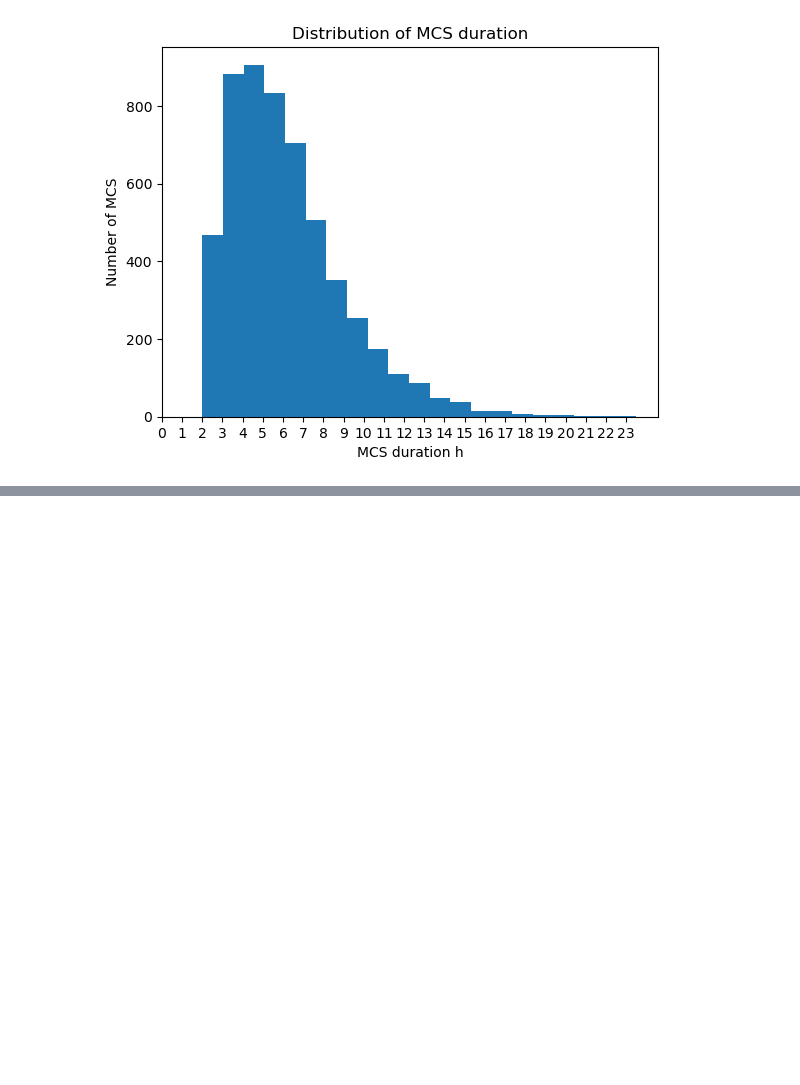
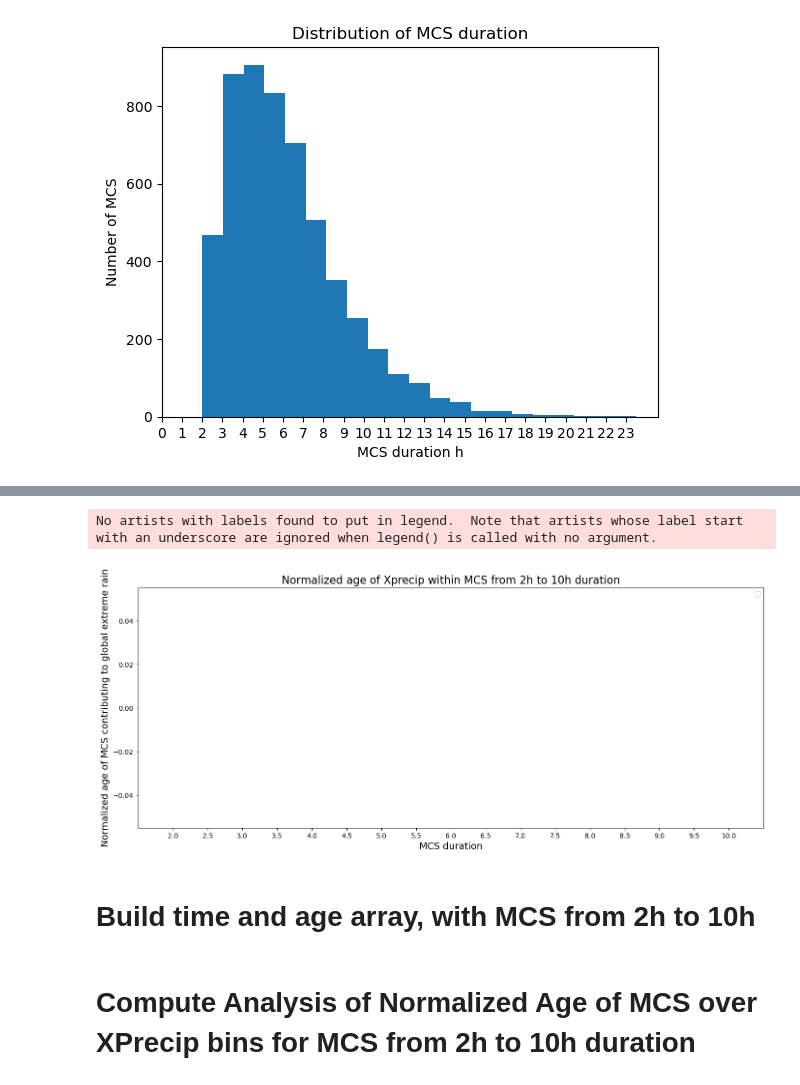
Before and after one commit to bfildier/stage-2023-multiscale-extremes, a Jupyter notebook: scripts/MCS_Age_over_XNatPrecip.ipynb, the cells around one changed output, grey strips where cells are left out. Drawn from its saved outputs; the diff is of its cells as text; code cells hidden in the pictures; blank space fills up the shorter version.

```diff
--- a/scripts/MCS_Age_over_XNatPrecip.ipynb
+++ b/scripts/MCS_Age_over_XNatPrecip.ipynb
@@ -172,0 +371,15 @@ No artists with labels found to put in legend.  Note that artists whose label st
+# %%
+maskp = np.logical_and(data >= dist_SAM_Prec.bins[40], data < dist_SAM_Prec.bins[41])
+mask_no_nan = np.logical_and(maskp, ~np.isnan(label_2h_to_10h_mask.compute().values.flatten()))
+tmp_sample = ds["Prec"].values.flatten()[mask_no_nan]
+tmp_label = label_2h_to_10h_mask.compute().values.flatten()[mask_no_nan]
+time_array = createTimeArray(tmp_label).flatten()
+MCS_list = MCS_2h_to_10h
+MCS_labels = MCS_2h_to_10h_labels
+
+XSample_data = []
+XSample_values = []
+XSample_labels = []
+XSample_duration = []
+MCS_duration_list = np.arange(4, 21, 1).astype(int).tolist() # [4, 5, ..., 20]
+Ages_per_duration = [[] for i in range(len(MCS_duration_list))]
@@ -172,0 +492,20 @@ No artists with labels found to put in legend.  Note that artists whose label st
+# %%
+%matplotlib inline
+
+MCS_duration_2h_to_10h = np.arange(2, 10.5, 1/2)
+
+fig, ax = plt.subplots(nrows = 1, ncols=1, figsize= (14, 6))
+ax.boxplot(Ages_per_duration, positions = MCS_duration_2h_to_10h, widths = 0.3)
+
+
+ax.set_xlabel("MCS duration", fontsize = 14)
+ax.set_ylabel("Normalized age of MCS contributing to global extreme rain", fontsize = 14)
+plt.legend()
+plt.title("Normalized age of Xprecip within MCS from 2h to 10h duration", fontsize = 16)
+plt.tight_layout()
+plt.show()
+# %% [output]
+No artists with labels found to put in legend.  Note that artists whose label start with an underscore are ignored when legend() is called with no argument.
+[figure, added]
+# %% [markdown]
+# Build time and age array, with MCS from 2h to 10h
@@ -172,0 +543,2 @@ No artists with labels found to put in legend.  Note that artists whose label st
+# %% [markdown]
+# Compute Analysis of Normalized Age of MCS over XPrecip bins for MCS from 2h to 10h duration
```
Also changed, not shown: parts of 52 cells of this notebook, 20 other files.
